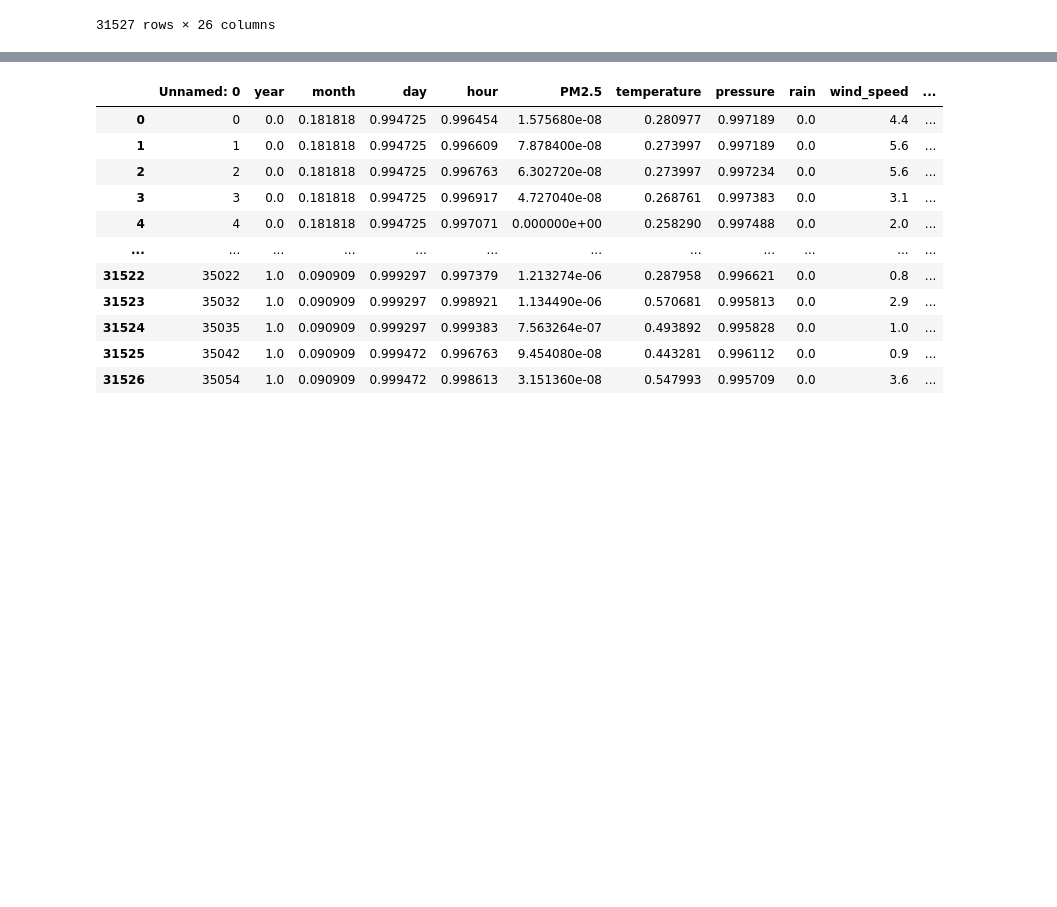
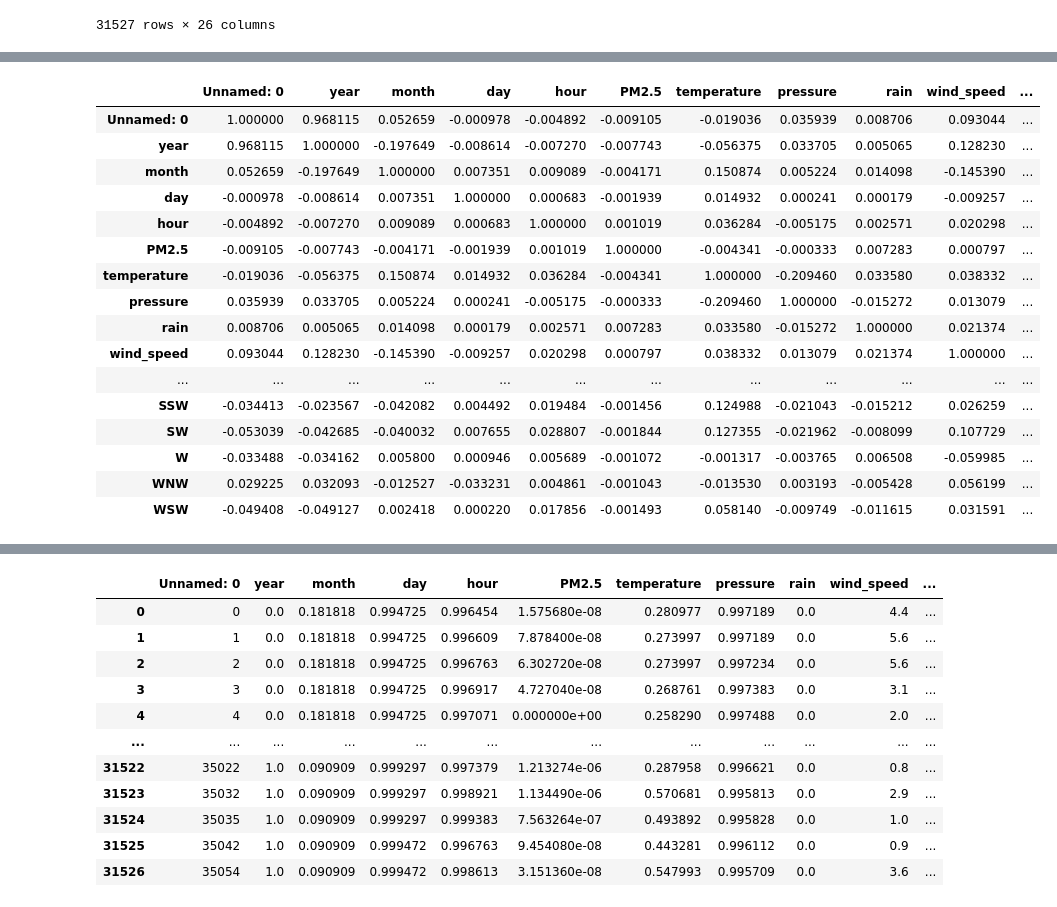
Before and after one commit to Priyanka-Rai18/GeeksFiesta_AI-ML_geeky_, a Jupyter notebook: datapreprocess.ipynb, the cells around one changed output, grey strips where cells are left out. Saved outputs shown, nothing was run; the diff lists cells and outputs as text; code cells hidden in the pictures; blank space fills up the shorter version.

```diff
--- a/datapreprocess.ipynb
+++ b/datapreprocess.ipynb
@@ -128,0 +161,21 @@ plt.show()
+# %%
+#correlation
+df.corr()
+# %% [output]
+|  | Unnamed: 0 | year | month | day | hour | PM2.5 | temperature | pressure | rain | wind_speed | ... |
+| Unnamed: 0 | 1.000000 | 0.968115 | 0.052659 | -0.000978 | -0.004892 | -0.009105 | -0.019036 | 0.035939 | 0.008706 | 0.093044 | ... |
+| year | 0.968115 | 1.000000 | -0.197649 | -0.008614 | -0.007270 | -0.007743 | -0.056375 | 0.033705 | 0.005065 | 0.128230 | ... |
+| month | 0.052659 | -0.197649 | 1.000000 | 0.007351 | 0.009089 | -0.004171 | 0.150874 | 0.005224 | 0.014098 | -0.145390 | ... |
+| day | -0.000978 | -0.008614 | 0.007351 | 1.000000 | 0.000683 | -0.001939 | 0.014932 | 0.000241 | 0.000179 | -0.009257 | ... |
+| hour | -0.004892 | -0.007270 | 0.009089 | 0.000683 | 1.000000 | 0.001019 | 0.036284 | -0.005175 | 0.002571 | 0.020298 | ... |
+| PM2.5 | -0.009105 | -0.007743 | -0.004171 | -0.001939 | 0.001019 | 1.000000 | -0.004341 | -0.000333 | 0.007283 | 0.000797 | ... |
+| temperature | -0.019036 | -0.056375 | 0.150874 | 0.014932 | 0.036284 | -0.004341 | 1.000000 | -0.209460 | 0.033580 | 0.038332 | ... |
+| pressure | 0.035939 | 0.033705 | 0.005224 | 0.000241 | -0.005175 | -0.000333 | -0.209460 | 1.000000 | -0.015272 | 0.013079 | ... |
+| rain | 0.008706 | 0.005065 | 0.014098 | 0.000179 | 0.002571 | 0.007283 | 0.033580 | -0.015272 | 1.000000 | 0.021374 | ... |
+| wind_speed | 0.093044 | 0.128230 | -0.145390 | -0.009257 | 0.020298 | 0.000797 | 0.038332 | 0.013079 | 0.021374 | 1.000000 | ... |
+| ... | ... | ... | ... | ... | ... | ... | ... | ... | ... | ... | ... |
+| SSW | -0.034413 | -0.023567 | -0.042082 | 0.004492 | 0.019484 | -0.001456 | 0.124988 | -0.021043 | -0.015212 | 0.026259 | ... |
+| SW | -0.053039 | -0.042685 | -0.040032 | 0.007655 | 0.028807 | -0.001844 | 0.127355 | -0.021962 | -0.008099 | 0.107729 | ... |
+| W | -0.033488 | -0.034162 | 0.005800 | 0.000946 | 0.005689 | -0.001072 | -0.001317 | -0.003765 | 0.006508 | -0.059985 | ... |
+| WNW | 0.029225 | 0.032093 | -0.012527 | -0.033231 | 0.004861 | -0.001043 | -0.013530 | 0.003193 | -0.005428 | 0.056199 | ... |
+| WSW | -0.049408 | -0.049127 | 0.002418 | 0.000220 | 0.017856 | -0.001493 | 0.058140 | -0.009749 | -0.011615 | 0.031591 | ... |
```
Also changed, not shown: parts of 14 cells of this notebook.
